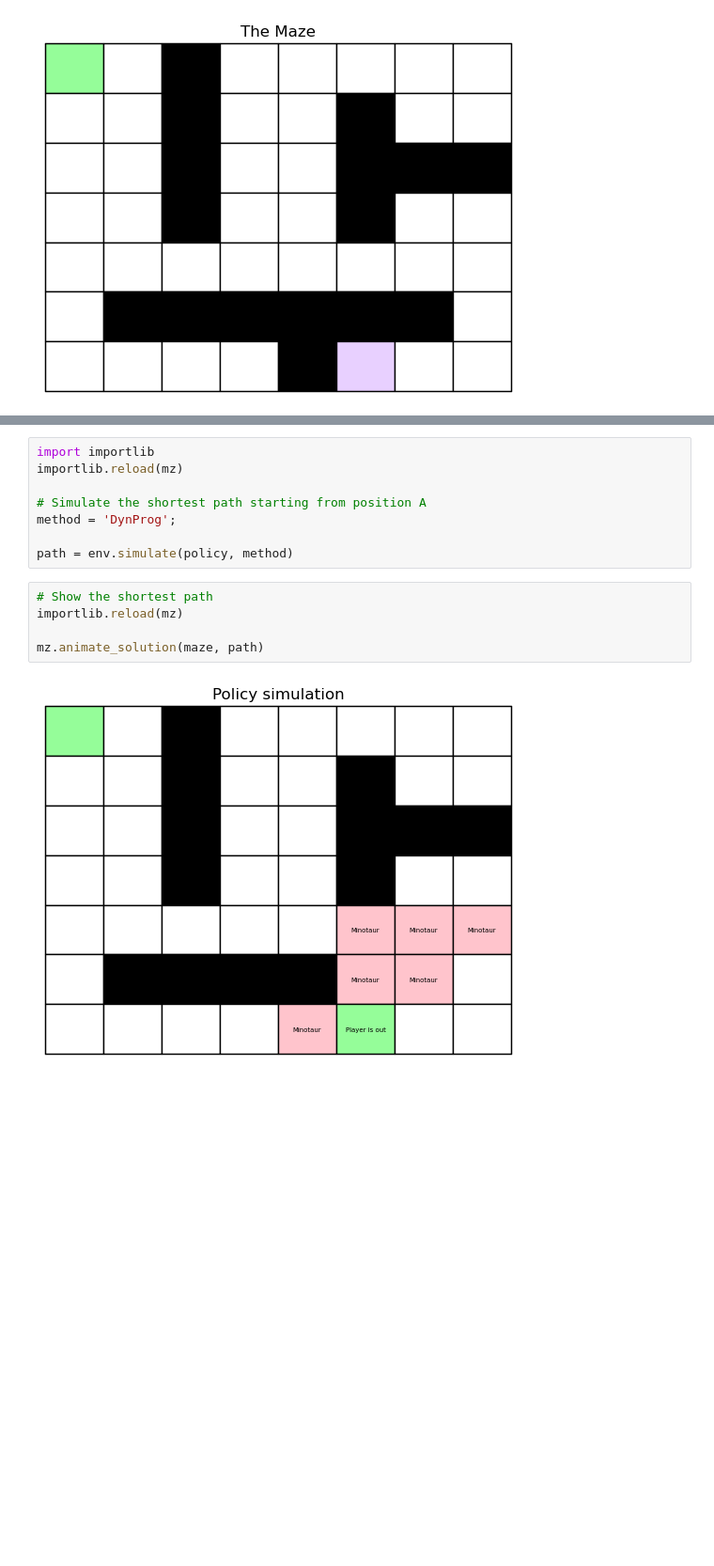
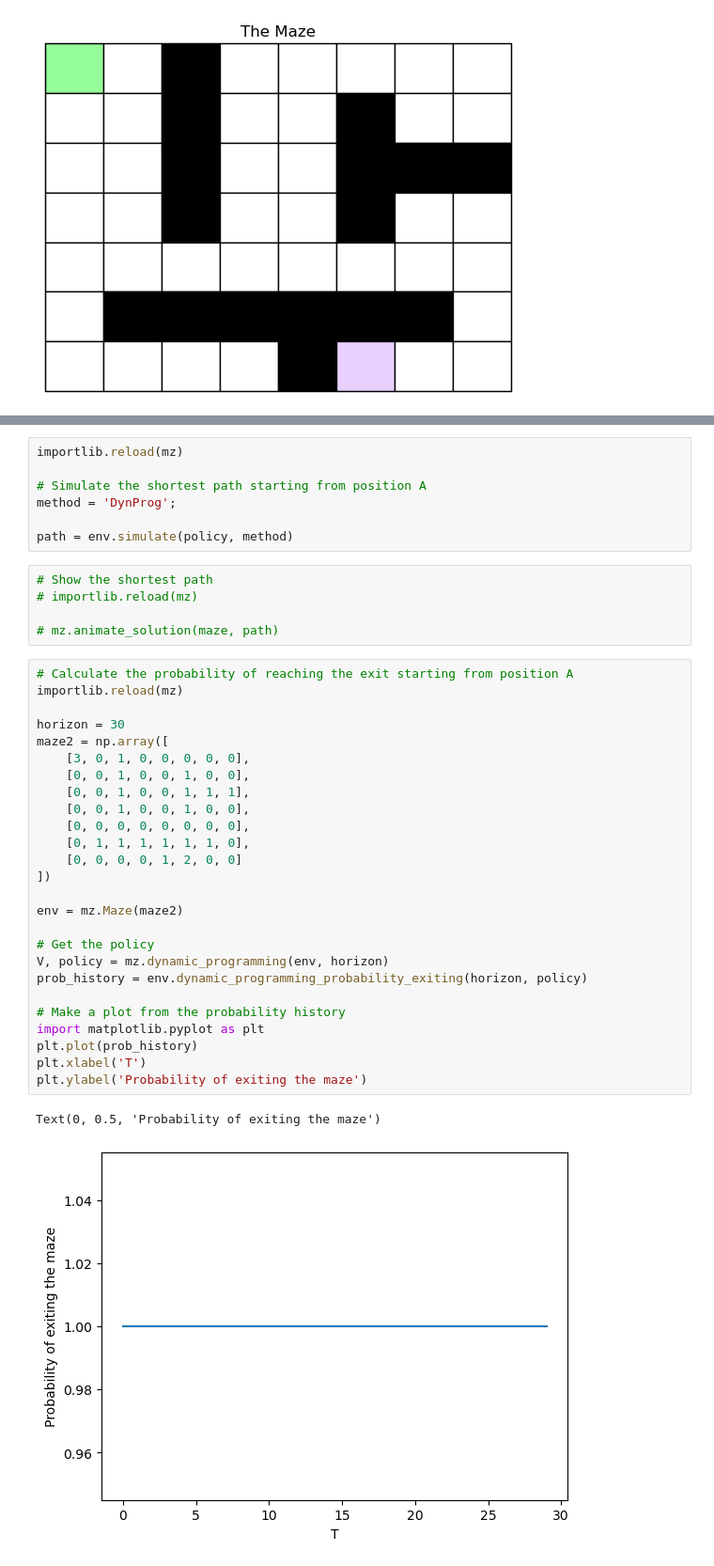
Before and after one commit to SevenhuijsenM/Lab-1-Reinforcement-Learning, a Jupyter notebook: problem_1.ipynb, the cells around one changed output, grey strips where cells are left out. Shown at 94% size. Drawn from its saved outputs; the diff is of its cells as text; blank space fills up the shorter version.

```diff
--- a/problem_1.ipynb
+++ b/problem_1.ipynb
@@ -105,5 +84,4 @@ V, policy= mz.dynamic_programming(env, horizon);
 # %%
-import importlib
 importlib.reload(mz)
 
 # Simulate the shortest path starting from position A
@@ -112,8 +90,35 @@ method = 'DynProg';
 path = env.simulate(policy, method)
 # %%
 # Show the shortest path
-importlib.reload(mz)
+# importlib.reload(mz)
 
-mz.animate_solution(maze, path)
+# mz.animate_solution(maze, path)
-# %% [output]
-[figure, removed]
+# %%
+# Calculate the probability of reaching the exit starting from position A
+importlib.reload(mz)
+
+horizon = 30
+maze2 = np.array([
+    [3, 0, 1, 0, 0, 0, 0, 0],
+    [0, 0, 1, 0, 0, 1, 0, 0],
+    [0, 0, 1, 0, 0, 1, 1, 1],
+    [0, 0, 1, 0, 0, 1, 0, 0],
+    [0, 0, 0, 0, 0, 0, 0, 0],
+    [0, 1, 1, 1, 1, 1, 1, 0],
+    [0, 0, 0, 0, 1, 2, 0, 0]
+])
+
+env = mz.Maze(maze2)
+
+# Get the policy
+V, policy = mz.dynamic_programming(env, horizon)
+prob_history = env.dynamic_programming_probability_exiting(horizon, policy)
+
+# Make a plot from the probability history
+import matplotlib.pyplot as plt
+plt.plot(prob_history)
+plt.xlabel('T')
+plt.ylabel('Probability of exiting the maze')
+# %% [output]
+Text(0, 0.5, 'Probability of exiting the maze')
+[figure, added]
```
Also changed, not shown: parts of 4 cells of this notebook, 3 other files.
